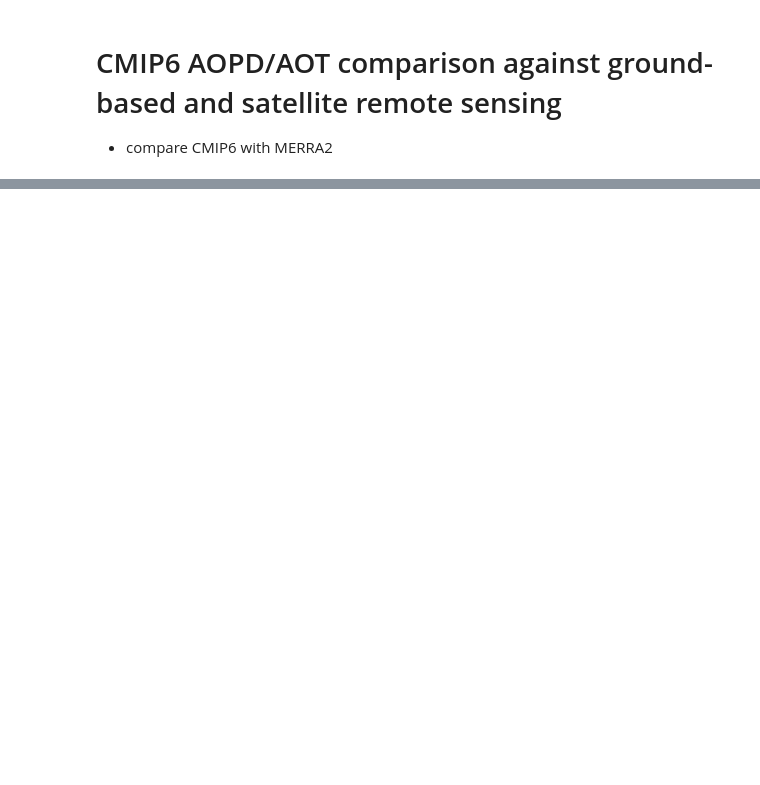
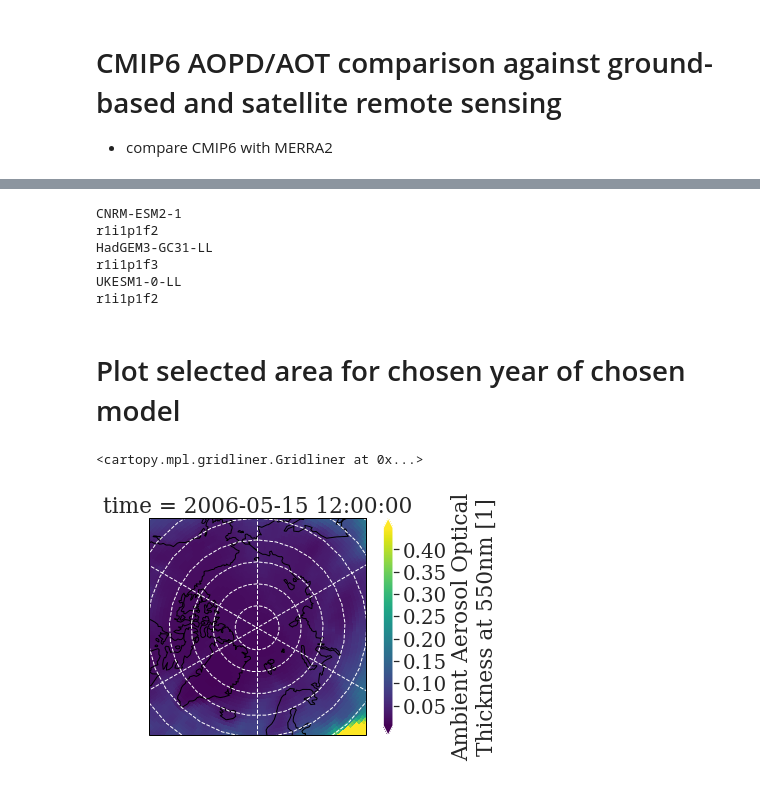
Before and after one commit to NordicESMhub/NEGI-Abisko-2019, a Jupyter notebook: content/topics/group-2/franzihe_area_averaged_AOD_Svalbard.ipynb, the cells around one changed output, grey strips where cells are left out. Saved outputs shown, nothing was run; the diff lists cells and outputs as text; code cells hidden in the pictures; blank space fills up the shorter version.

```diff
--- a/content/topics/group-2/franzihe_area_averaged_AOD_Svalbard.ipynb
+++ b/content/topics/group-2/franzihe_area_averaged_AOD_Svalbard.ipynb
@@ -186,0 +85,31 @@ ax.legend(bbox_to_anchor=(1.1, 1.05))
+# %%
+cmip={}
+for mp in range(len(model_path)):
+    # loop over realisations (the r1ii)
+    md_n = model_path[mp]
+    cmip[md_n]={}
+    for rea in glob(hist_path + model_path[mp]+'/*'):
+        _r= rea.split('/')[-1]
+        li_ds=[]
+        fn_list = [fn for fn in glob(hist_path + model_path[mp]+ '/%s/od550aer_AERmon_*.nc'%_r) if (int(fn[-9:-5])>1980)]
+        fn_areac= [fn for fn in glob(hist_path + model_path[mp]+ '/%s/areacella*.nc'%_r)]
+#        print(fn_list)
+
+        if len(fn_list)>0:
+            _ds= xr.open_mfdataset(fn_list, chunks=chunks,parallel=True, use_cftime = True)#, compat='override')
+
+            if len(fn_areac):
+                _dsa = xr.open_dataset(fn_areac[0])
+                _ds['areacella'] = _dsa['areacella']
+            cmip[md_n][_r] = _ds#xr.merge([_ds, _dsa])
+            ### Shift the longitude from 0 --> 360 to -180 --> 180
+
+            cmip[md_n][_r] = cmip[md_n][_r].assign_coords(lon=(((cmip[md_n][_r].lon + 180) % 360) - 180)).sortby('lon').sortby('time')
+
+
+        #    print(fn)
+        #    endy= int(fn[-9:-5])
+        #    if endy>1980:
+        #        li_ds.append(xr.open_dataset(fn))
+        #if len(li_ds)>0:
+        #    cmip[md_n][_r]= xr.concat(li_ds, dim='time')
@@ -186,0 +134,32 @@ ax.legend(bbox_to_anchor=(1.1, 1.05))
+# %%
+for mp in cmip.keys():
+    for res in cmip[mp].keys():
+        if 'areacella' not in cmip[mp][res]:
+            print(mp)
+            print(res)
+# %% [output]
+CNRM-ESM2-1
+r1i1p1f2
+HadGEM3-GC31-LL
+r1i1p1f3
+UKESM1-0-LL
+r1i1p1f2
+# %% [markdown]
+# Plot selected area for chosen year of chosen model
+# %%
+choseny = '2006'
+# %%
+fig, ax = plt.subplots(1, #figsize = [30,13],
+                       subplot_kw={'projection': ccrs.AzimuthalEquidistant(central_longitude=0,
+                                                                           central_latitude=90,)})
+cmip['CESM2']['r1i1p1f1']['od550aer'].sel(time=choseny + '-05').plot(ax=ax,
+                                                                     transform=ccrs.PlateCarree(),
+                                                                     robust=True)
+# Limit the map degrees latitude
+ax.set_extent([-180, 180, 90, 60], ccrs.PlateCarree())
+
+ax.coastlines()
+ax.gridlines()
+# %% [output]
+<cartopy.mpl.gridliner.Gridliner at 0x...>
+[figure, added]
```
Also changed, not shown: parts of 65 cells of this notebook, 1 other file.
